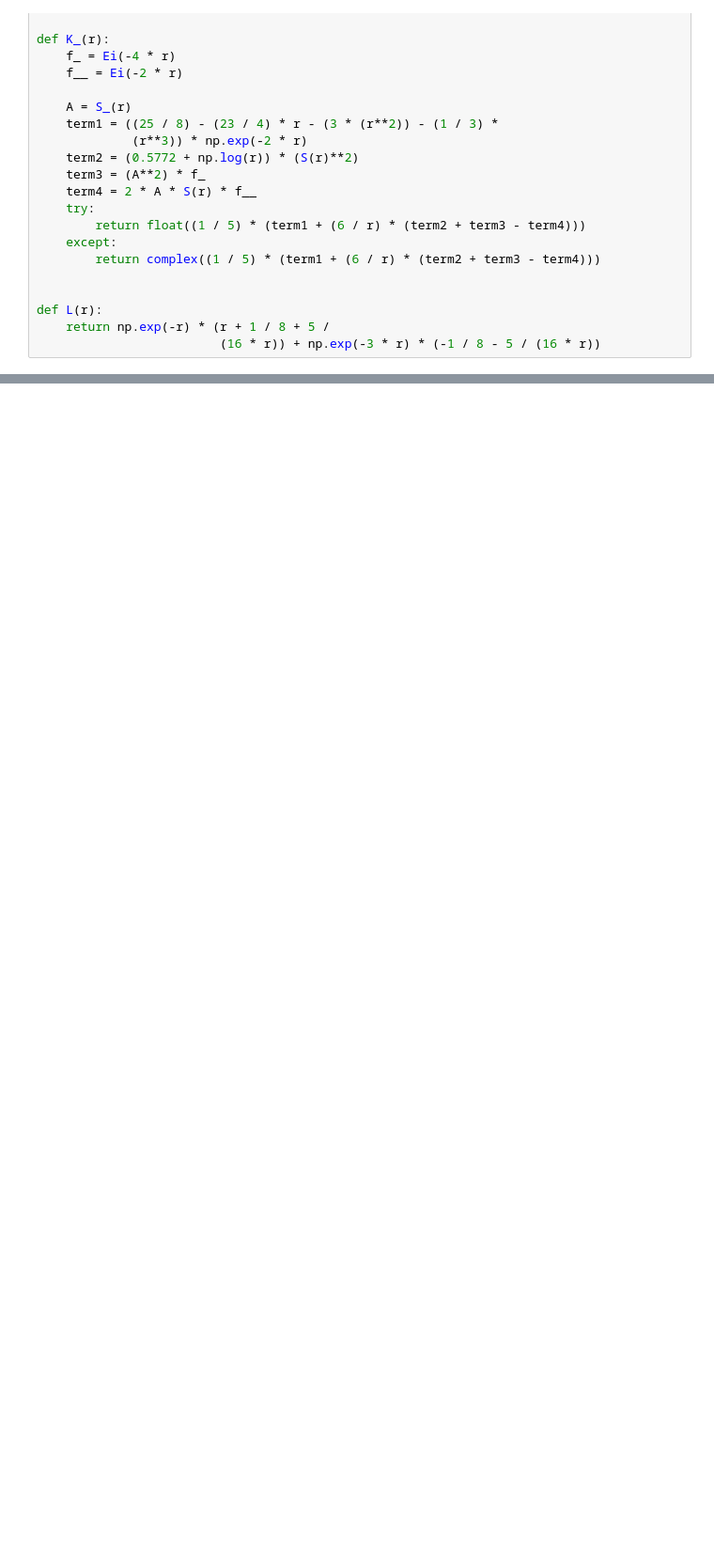
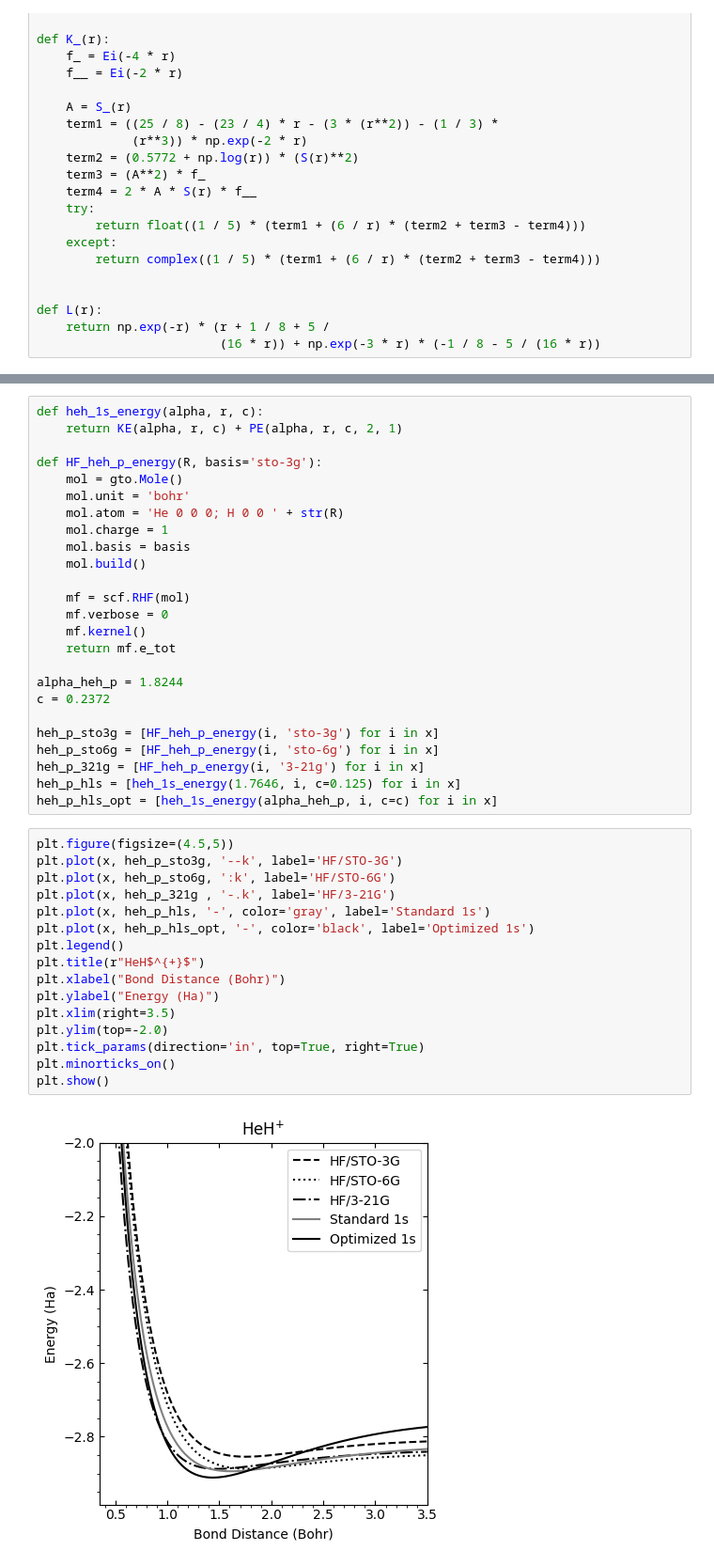
Before and after one commit to achmadj/1s_STO_diatomic, a Jupyter notebook: Final_Calculation.ipynb, the cells around one changed output, grey strips where cells are left out. Shown at 94% size. Saved outputs shown, nothing was run; the diff lists cells and outputs as text; blank space fills up the shorter version.

```diff
--- a/Final_Calculation.ipynb
+++ b/Final_Calculation.ipynb
@@ -217,0 +193,43 @@ KE(1.8244, 1.44) + PE(1.8244, 1.44, 2, 1)
+# %%
+def heh_1s_energy(alpha, r, c):
+    return KE(alpha, r, c) + PE(alpha, r, c, 2, 1)
+
+def HF_heh_p_energy(R, basis='sto-3g'):
+    mol = gto.Mole()
+    mol.unit = 'bohr'
+    mol.atom = 'He 0 0 0; H 0 0 ' + str(R)
+    mol.charge = 1
+    mol.basis = basis
+    mol.build()
+
+    mf = scf.RHF(mol)
+    mf.verbose = 0
+    mf.kernel()
+    return mf.e_tot
+
+alpha_heh_p = 1.8244
+c = 0.2372
+
+heh_p_sto3g = [HF_heh_p_energy(i, 'sto-3g') for i in x]
+heh_p_sto6g = [HF_heh_p_energy(i, 'sto-6g') for i in x]
+heh_p_321g = [HF_heh_p_energy(i, '3-21g') for i in x]
+heh_p_hls = [heh_1s_energy(1.7646, i, c=0.125) for i in x]
+heh_p_hls_opt = [heh_1s_energy(alpha_heh_p, i, c=c) for i in x]
+# %%
+plt.figure(figsize=(4.5,5))
+plt.plot(x, heh_p_sto3g, '--k', label='HF/STO-3G')
+plt.plot(x, heh_p_sto6g, ':k', label='HF/STO-6G')
+plt.plot(x, heh_p_321g , '-.k', label='HF/3-21G')
+plt.plot(x, heh_p_hls, '-', color='gray', label='Standard 1s')
+plt.plot(x, heh_p_hls_opt, '-', color='black', label='Optimized 1s')
+plt.legend()
+plt.title(r"HeH$^{+}$")
+plt.xlabel("Bond Distance (Bohr)")
+plt.ylabel("Energy (Ha)")
+plt.xlim(right=3.5)
+plt.ylim(top=-2.0)
+plt.tick_params(direction='in', top=True, right=True)
+plt.minorticks_on()
+plt.show()
+# %% [output]
+[figure, added]
```
Also changed, not shown: parts of 7 cells of this notebook.
